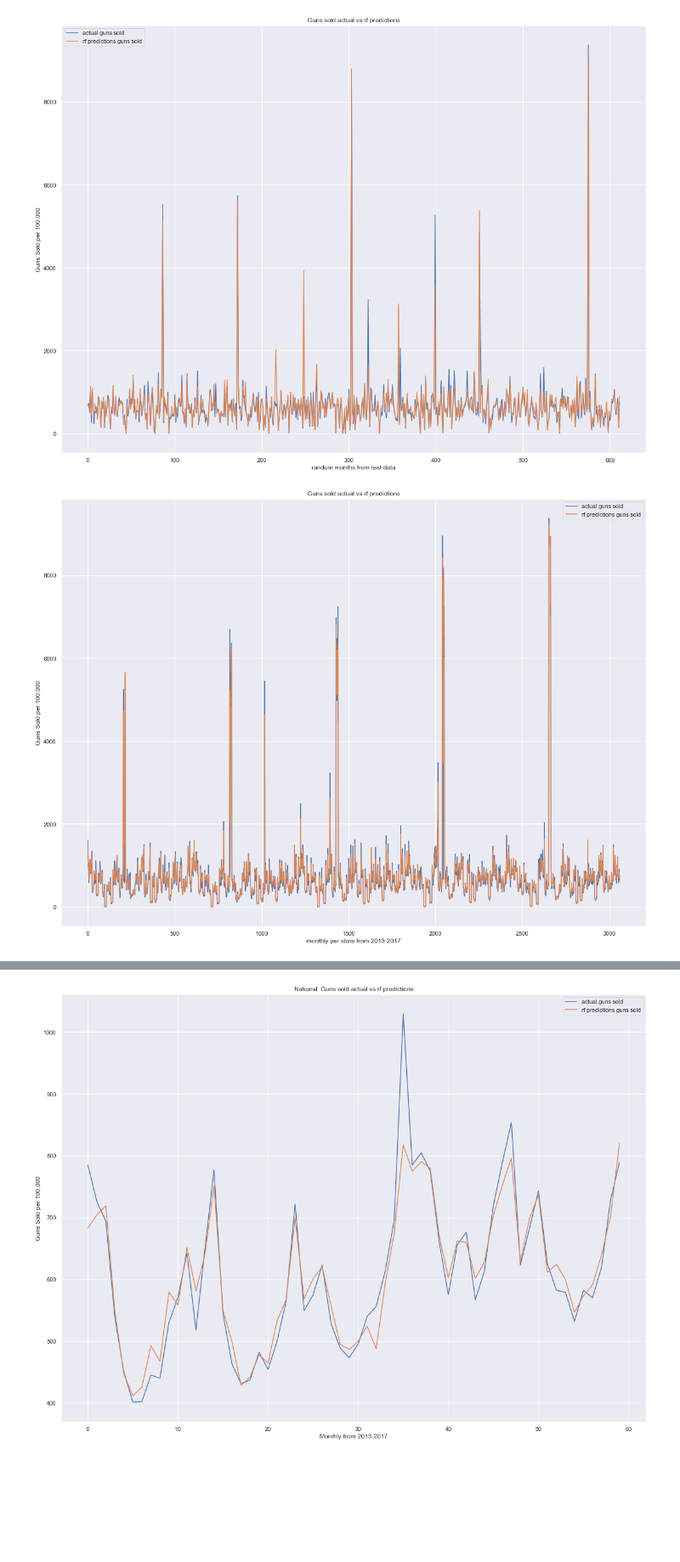
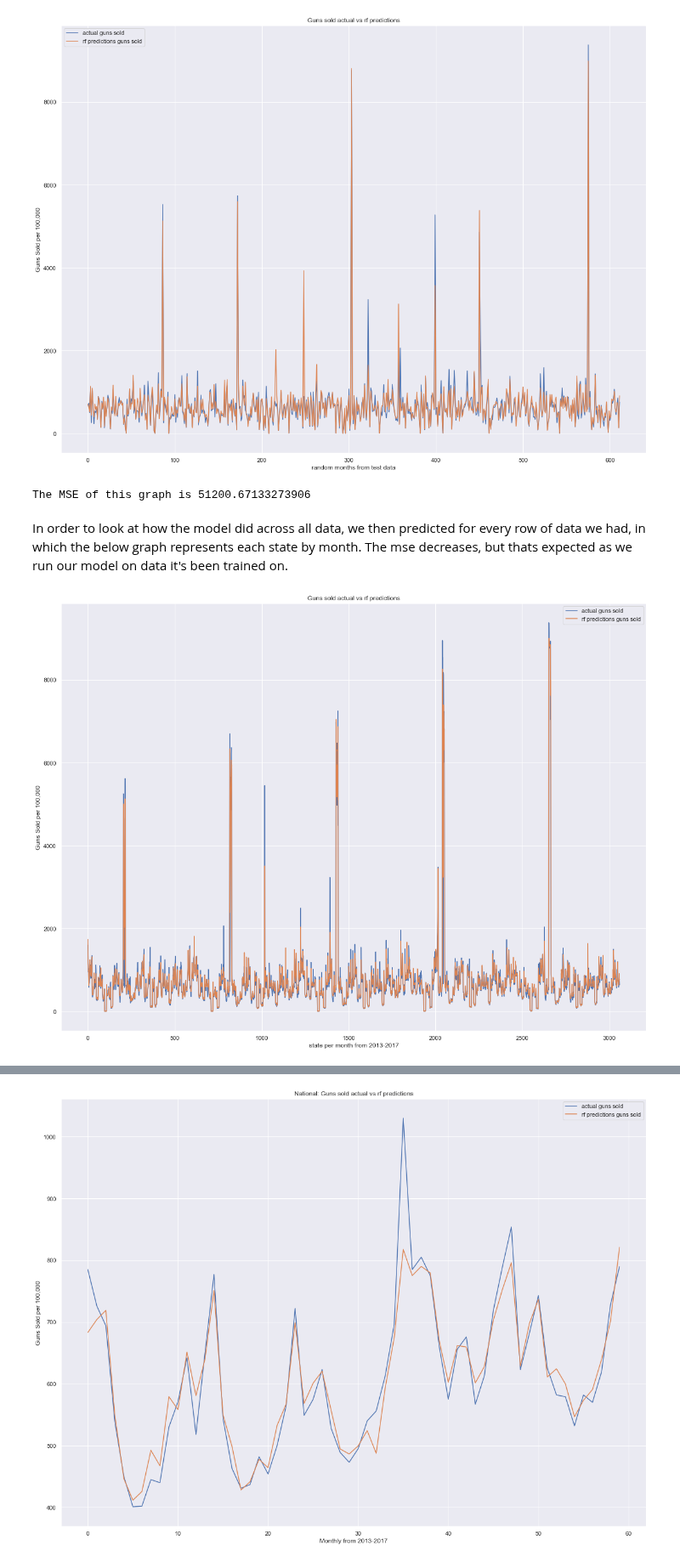
Before and after one commit to EliasFM/INFO370-FinalProject, a Jupyter notebook: temp_web_page.ipynb, the cells around one changed output, grey strips where cells are left out. Shown at 85% size. Drawn from its saved outputs; the diff is of its cells as text; code cells hidden in the pictures; blank space fills up the shorter version.

```diff
--- a/temp_web_page.ipynb
+++ b/temp_web_page.ipynb
@@ -349,17 +365,23 @@ plt.legend(['actual guns sold','rf predictions guns sold'])
 plt.show()
 # %% [output]
 [figure]
+# %%
+mse = metrics.mean_squared_error(y_test,y_pred)
+print('The MSE of this graph is {}'.format(mse))
+# %% [output]
+The MSE of this graph is 51200.67133273906
+# %% [markdown]
+In order to look at how the model did across all data, we then predicted for every row of data we had, in which the below graph represents each state by month. The mse decreases, but thats expected as we run our model on data it's been trained on.
 # %%
-rf.fit(train,df[testing])
 y_pred = rf.predict(train)
 plt.rcParams["figure.figsize"] = (20,15)
 ax = df[testing].reset_index(drop=True).plot()
 pd.DataFrame(y_pred).plot(ax=ax)
 
 plt.title('Guns sold actual vs rf predictions')
 plt.ylabel('Guns Sold per 100,000')
-plt.xlabel('monthly per state from 2013-2017')
+plt.xlabel('state per month from 2013-2017')
 plt.legend(['actual guns sold','rf predictions guns sold'])
 plt.show()
 # %% [output]
-[figure, old version]
+[figure, new version]
```
Also changed, not shown: parts of 18 cells of this notebook.
